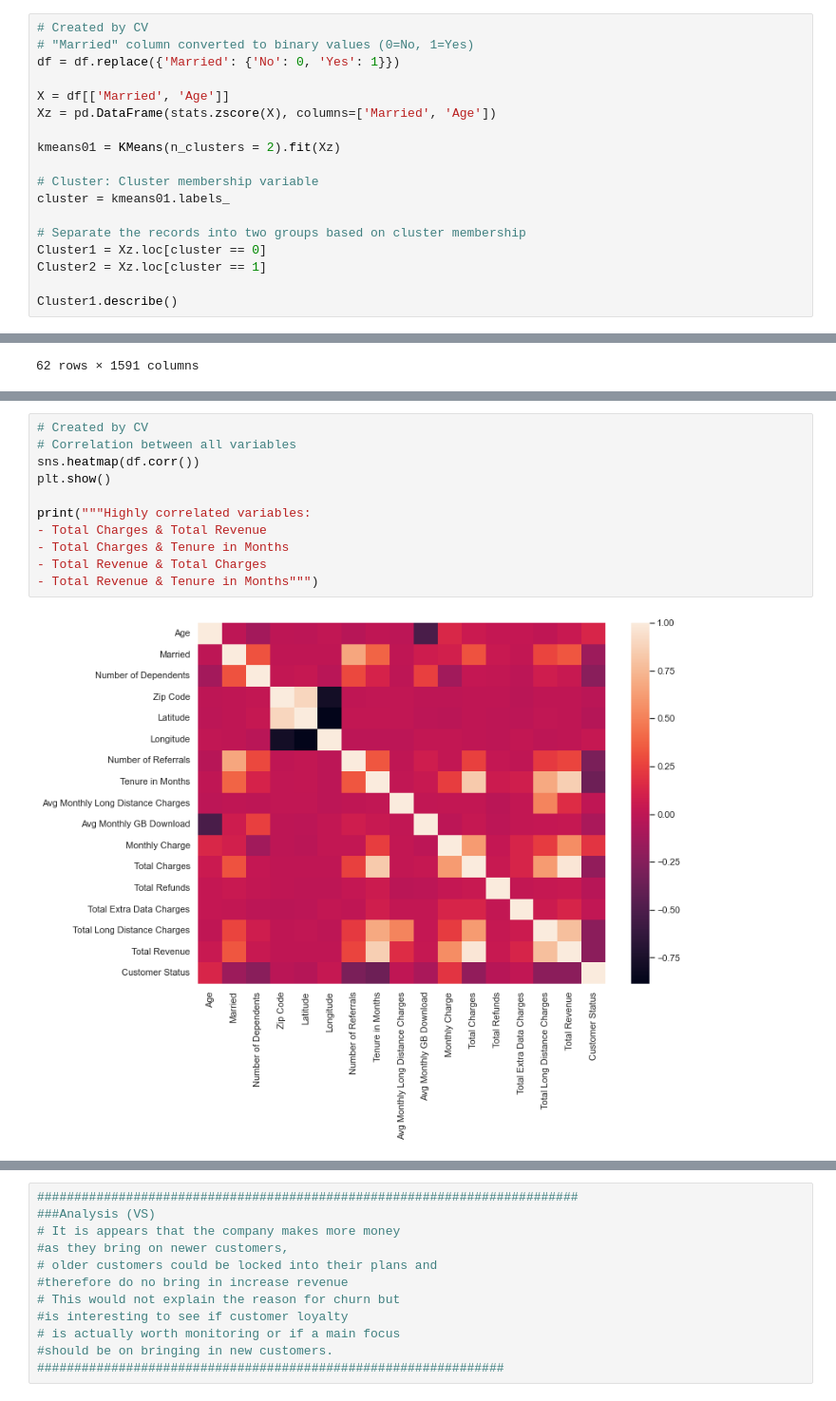
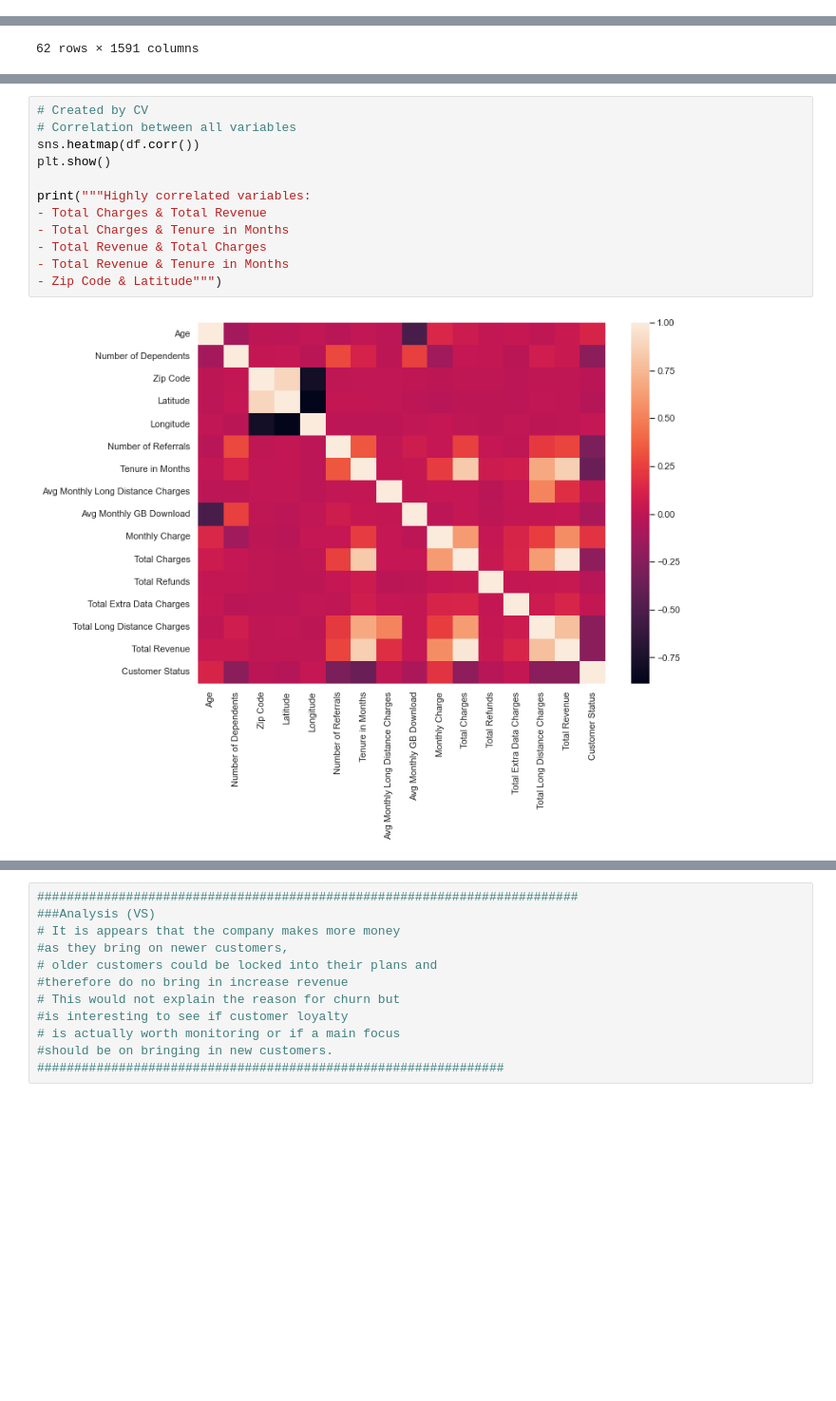
Before and after one commit to USD-502-FinalProject/502-Summer2022-FinalProject, a Jupyter notebook: 1_DataPreprocessing.ipynb, the cells around one changed output, grey strips where cells are left out. Shown at 95% size. Saved outputs shown, nothing was run; the diff lists cells and outputs as text; blank space fills up the shorter version.

```diff
--- a/1_DataPreprocessing.ipynb
+++ b/1_DataPreprocessing.ipynb
@@ -93,21 +95,3 @@ for col in df.columns:
 print('Number of rows in original data = %d' % (df.shape[0]))
 # %% [output]
 Number of rows in original data = 7043
-# %%
-# Created by CV
-# "Married" column converted to binary values (0=No, 1=Yes)
-df = df.replace({'Married': {'No': 0, 'Yes': 1}})
-
-X = df[['Married', 'Age']]
-Xz = pd.DataFrame(stats.zscore(X), columns=['Married', 'Age'])
-
-kmeans01 = KMeans(n_clusters = 2).fit(Xz)
-
-# Cluster: Cluster membership variable
-cluster = kmeans01.labels_
-
-# Separate the records into two groups based on cluster membership
-Cluster1 = Xz.loc[cluster == 0]
-Cluster2 = Xz.loc[cluster == 1]
-
-Cluster1.describe()
@@ -968,16 +985,17 @@ Offers A, B, C, and D lost more customers than bringing in customers.
 # %%
 # Created by CV
 # Correlation between all variables
 sns.heatmap(df.corr())
 plt.show()
 
 print("""Highly correlated variables:
 - Total Charges & Total Revenue
 - Total Charges & Tenure in Months
 - Total Revenue & Total Charges
-- Total Revenue & Tenure in Months""")
+- Total Revenue & Tenure in Months
+- Zip Code & Latitude""")
 # %% [output]
-[figure, old version]
+[figure, new version]
 Highly correlated variables:
 - Total Charges & Total Revenue
 - Total Charges & Tenure in Months
```
Also changed, not shown: parts of 41 cells of this notebook.
